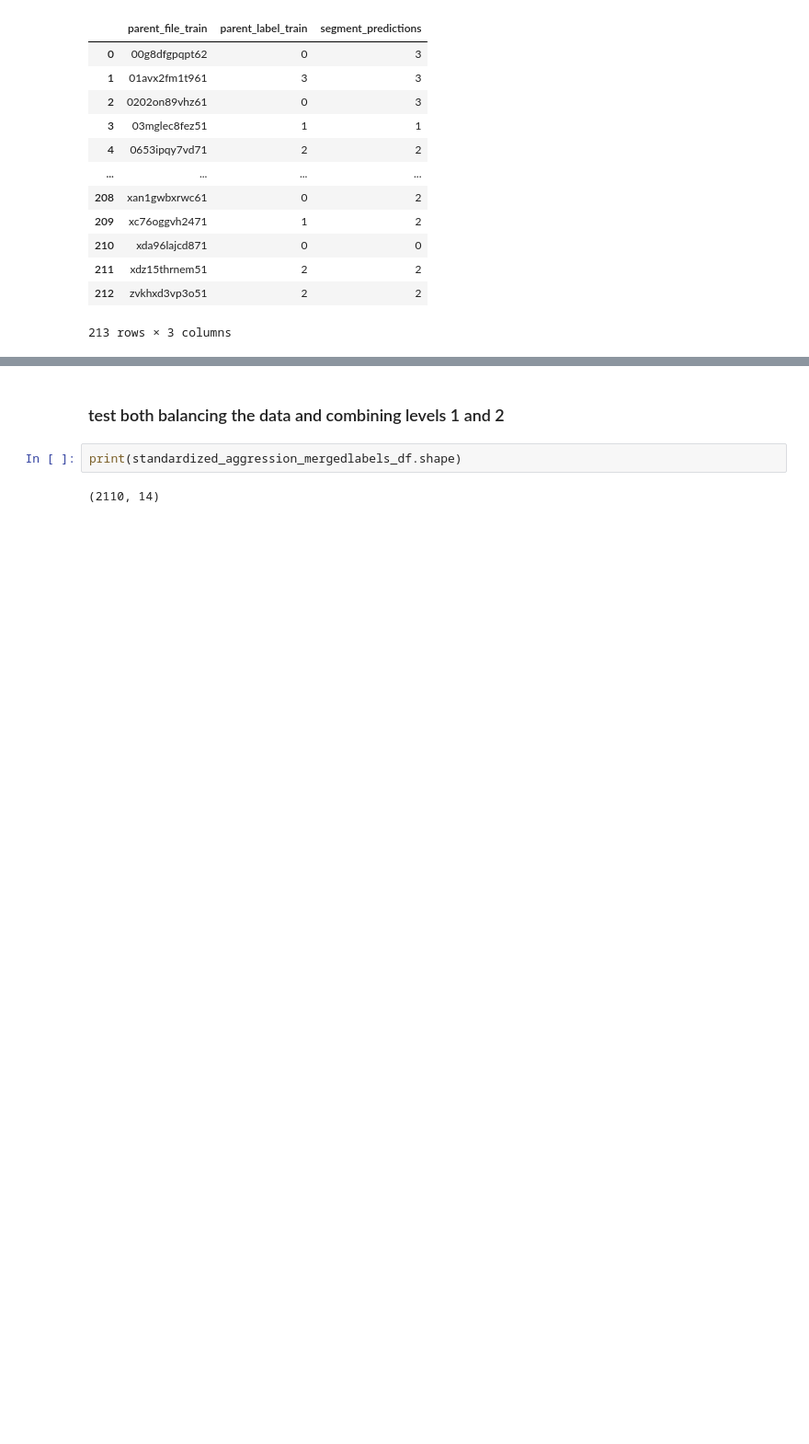
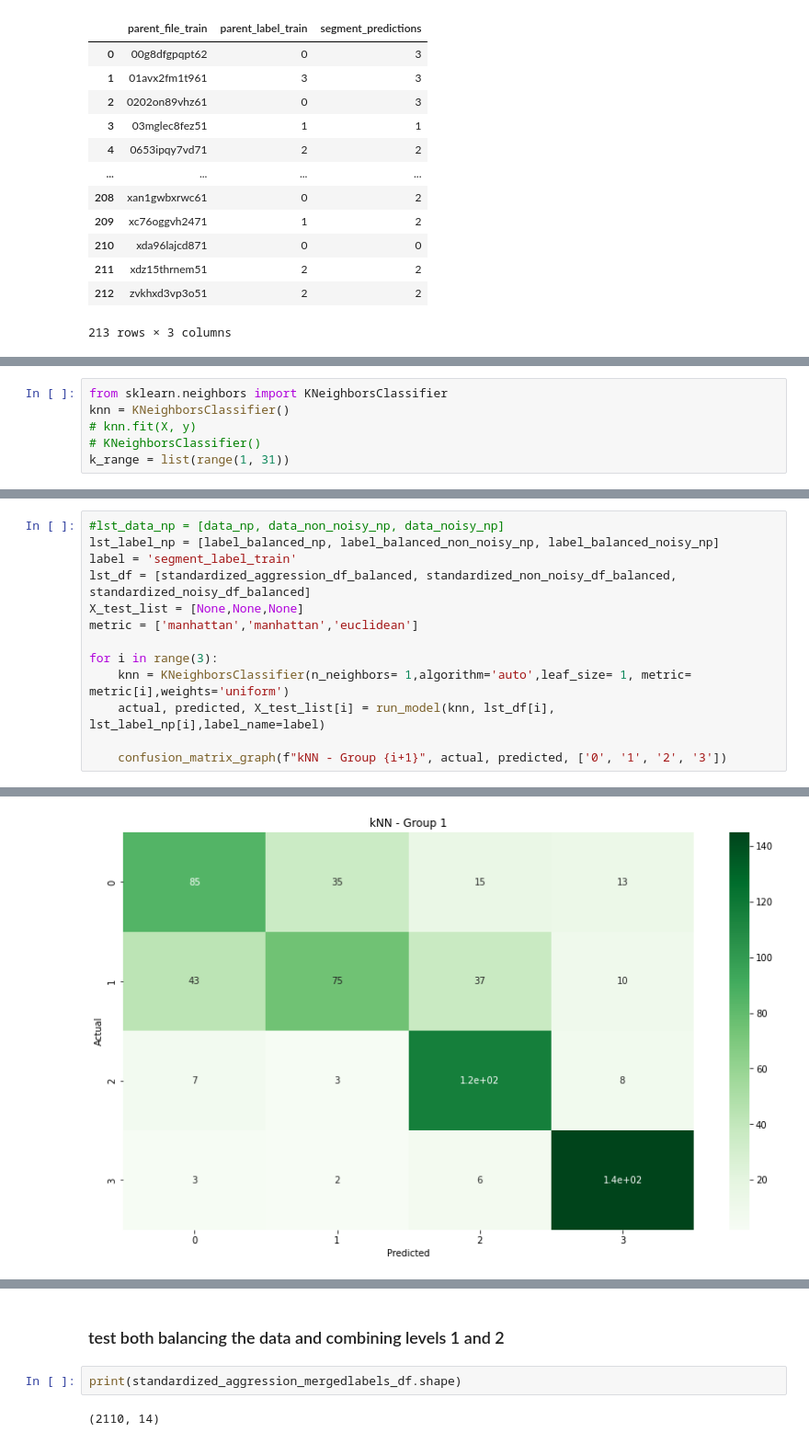
Before and after one commit to TheSameerAhmed/anger-detection-ml, a Jupyter notebook: modelling/modelling.ipynb, the cells around one changed output, grey strips where cells are left out. Shown: that part at 92% size. Drawn from its saved outputs; the diff is of its cells as text; blank space fills up the shorter version.

```diff
--- a/modelling/modelling.ipynb
+++ b/modelling/modelling.ipynb
@@ -1303,0 +1306,6 @@ weighted avg       0.73      0.58      0.60        36
+# %%
+from sklearn.neighbors import KNeighborsClassifier
+knn = KNeighborsClassifier()
+# knn.fit(X, y)
+# KNeighborsClassifier()
+k_range = list(range(1, 31))
@@ -1303,0 +1337,14 @@ weighted avg       0.73      0.58      0.60        36
+# %%
+#lst_data_np = [data_np, data_non_noisy_np, data_noisy_np]
+lst_label_np = [label_balanced_np, label_balanced_non_noisy_np, label_balanced_noisy_np]
+label = 'segment_label_train'
+lst_df = [standardized_aggression_df_balanced, standardized_non_noisy_df_balanced, standardized_noisy_df_balanced]
+X_test_list = [None,None,None]
+metric = ['manhattan','manhattan','euclidean']
+
+for i in range(3):
+    knn = KNeighborsClassifier(n_neighbors= 1,algorithm='auto',leaf_size= 1, metric= metric[i],weights='uniform')
+    actual, predicted, X_test_list[i] = run_model(knn, lst_df[i], lst_label_np[i],label_name=label)
+
+    confusion_matrix_graph(f"kNN - Group {i+1}", actual, predicted, ['0', '1', '2', '3'])
+# %% [output]
@@ -1303,0 +1370 @@ weighted avg       0.73      0.58      0.60        36
+[figure, added]
```
Also changed, not shown: parts of 14 cells of this notebook, 1 other file.
